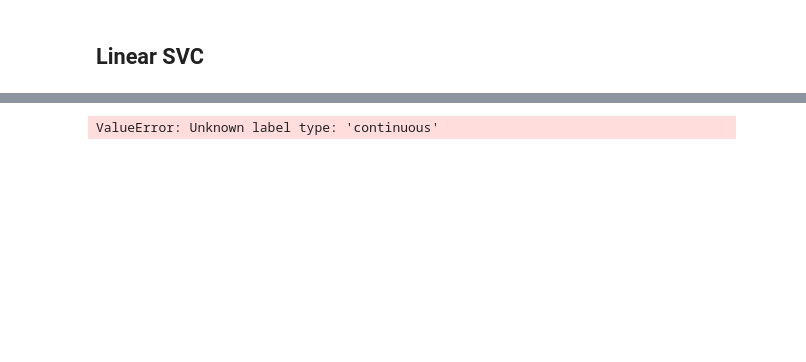
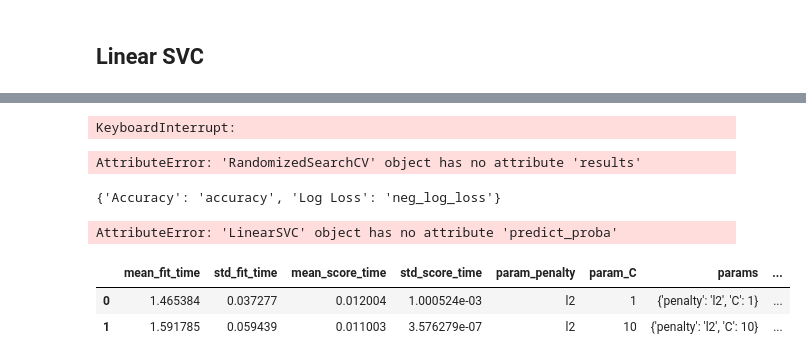
Before and after one commit to warnost/QTW, a Jupyter notebook: Week 8 Bank Data Case Study/Code/Week 8.ipynb, the cells around one changed output, grey strips where cells are left out. Cells and saved outputs as stored; diff of their text form; code cells hidden in the pictures; blank space fills up the shorter version.

```diff
--- a/Week 8 Bank Data Case Study/Code/Week 8.ipynb
+++ b/Week 8 Bank Data Case Study/Code/Week 8.ipynb
@@ -454,10 +471,10 @@ scoring = {  'Accuracy':'accuracy'
 # %%
 n_iter_search = 2
-lsvc_random_search = RandomizedSearchCV(LinearSVC(), param_distributions=param_grid, scoring=scoring, random_state=42,
-                                   n_iter=n_iter_search, refit='Accuracy')
+lsvc_random_search = RandomizedSearchCV(SVC(kernel='linear',probability=True), param_distributions=param_grid, random_state=42,
+                                   n_iter=n_iter_search)
 lsvc_random_search.fit(X_train, y_train)
 
 filename = 'lsvc_random_search.p'
 pickle.dump(lsvc_random_search, open(filename, 'wb'))
 # %% [output]
-ValueError: Unknown label type: 'continuous'
+KeyboardInterrupt:
@@ -463,0 +483,26 @@ ValueError: Unknown label type: 'continuous'
+# %%
+lsvc_random_search.results
+# %% [output]
+AttributeError: 'RandomizedSearchCV' object has no attribute 'results'
+# %%
+param_grid = {'C':[1,10],'penalty':['l1', 'l2']}
+# %%
+scoring
+# %% [output]
+{'Accuracy': 'accuracy', 'Log Loss': 'neg_log_loss'}
+# %%
+n_iter_search = 2
+lsvc_random_search_2 = RandomizedSearchCV(LinearSVC(), param_distributions=param_grid, random_state=42, scoring= 'neg_log_loss',
+                                   n_iter=n_iter_search,cv=2)
+lsvc_random_search_2.fit(X_train, y_train)
+
+filename = 'lsvc_random_search_2.p'
+pickle.dump(lsvc_random_search_2, open(filename, 'wb'))
+# %% [output]
+AttributeError: 'LinearSVC' object has no attribute 'predict_proba'
+# %%
+pd.DataFrame(lsvc_random_search_2.cv_results_)
+# %% [output]
+|  | mean_fit_time | std_fit_time | mean_score_time | std_score_time | param_penalty | param_C | params | ... |
+| 0 | 1.465384 | 0.037277 | 0.012004 | 1.000524e-03 | l2 | 1 | {'penalty': 'l2', 'C': 1} | ... |
+| 1 | 1.591785 | 0.059439 | 0.011003 | 3.576279e-07 | l2 | 10 | {'penalty': 'l2', 'C': 10} | ... |
```
Also changed, not shown: parts of 14 cells of this notebook, 3 other files.
